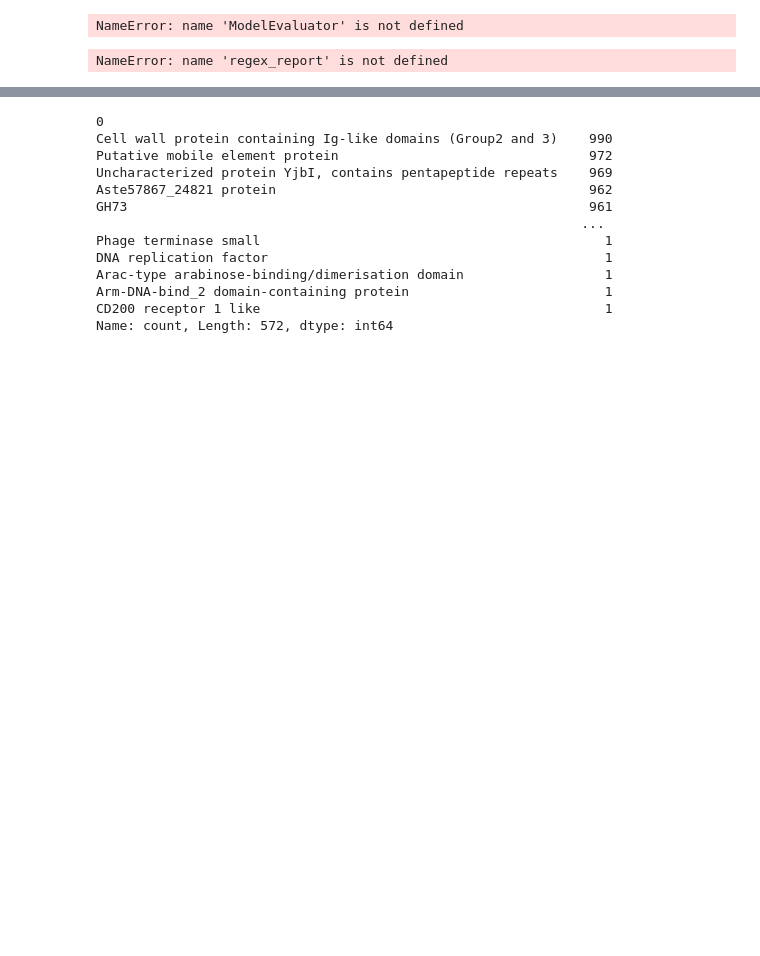
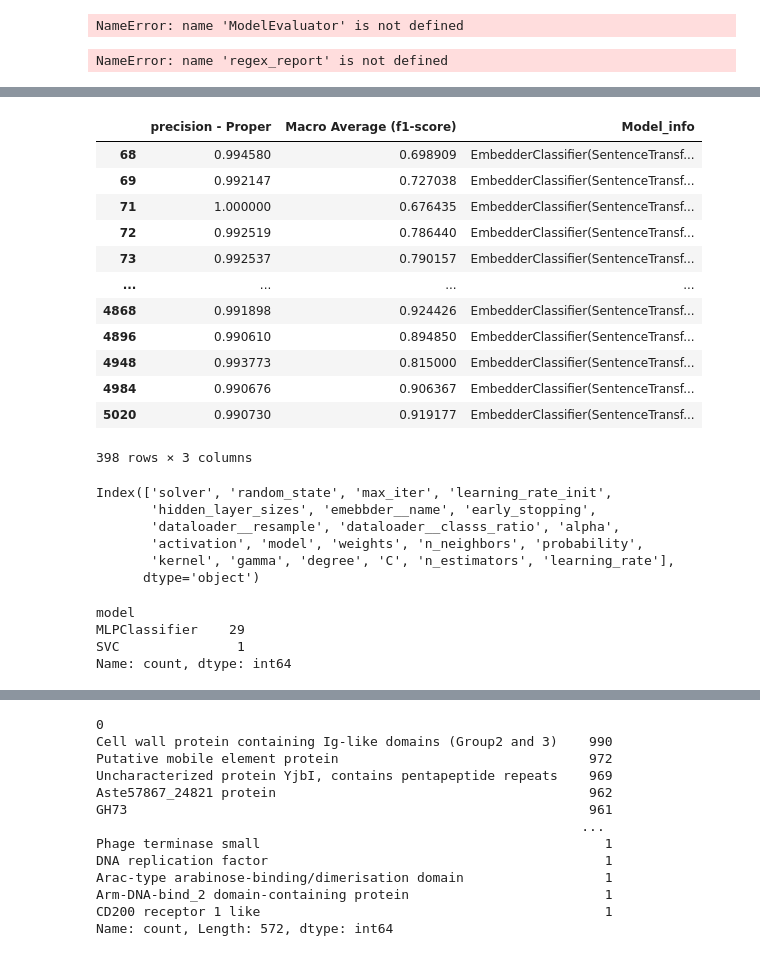
Before and after one commit to ElonGawi/Viral-Annotation-Classifier, a Jupyter notebook: evaluate_models.ipynb, the cells around one changed output, grey strips where cells are left out. Saved outputs shown, nothing was run; the diff lists cells and outputs as text; code cells hidden in the pictures; blank space fills up the shorter version.

```diff
--- a/evaluate_models.ipynb
+++ b/evaluate_models.ipynb
@@ -66,7 +66,7 @@ from model_evaluation import ModelEvalWrapper, ModelEvaluator, ModelEvalWrapperI
 import os
 import glob
 import pickle
-REPORT_FOLDER = "reports"
+REPORT_FOLDER = "reports_final"
 
 search_path = os.path.join(REPORT_FOLDER, "*.rep")
 all_reports_paths = glob.glob(search_path)
@@ -78,0 +90,21 @@ report_compare = ReportsComparison(reports)
+# %%
+df = report_compare.get_comparison_df()
+# %%
+filtered_df = df[df['Macro Average (f1-score)'] > 0.65]
+filtered_df = filtered_df[filtered_df['precision - Proper'] > 0.99]
+# %%
+filtered_df[["precision - Proper", 'Macro Average (f1-score)', "Model_info"]]
+# %% [output]
+|  | precision - Proper | Macro Average (f1-score) | Model_info |
+| 68 | 0.994580 | 0.698909 | EmbedderClassifier(SentenceTransf... |
+| 69 | 0.992147 | 0.727038 | EmbedderClassifier(SentenceTransf... |
+| 71 | 1.000000 | 0.676435 | EmbedderClassifier(SentenceTransf... |
+| 72 | 0.992519 | 0.786440 | EmbedderClassifier(SentenceTransf... |
+| 73 | 0.992537 | 0.790157 | EmbedderClassifier(SentenceTransf... |
+| ... | ... | ... | ... |
+| 4868 | 0.991898 | 0.924426 | EmbedderClassifier(SentenceTransf... |
+| 4896 | 0.990610 | 0.894850 | EmbedderClassifier(SentenceTransf... |
+| 4948 | 0.993773 | 0.815000 | EmbedderClassifier(SentenceTransf... |
+| 4984 | 0.990676 | 0.906367 | EmbedderClassifier(SentenceTransf... |
+| 5020 | 0.990730 | 0.919177 | EmbedderClassifier(SentenceTransf... |
+398 rows × 3 columns
@@ -78,0 +123,16 @@ report_compare = ReportsComparison(reports)
+# %%
+p.columns
+# %% [output]
+Index(['solver', 'random_state', 'max_iter', 'learning_rate_init',
+       'hidden_layer_sizes', 'emebbder__name', 'early_stopping',
+       'dataloader__resample', 'dataloader__classs_ratio', 'alpha',
+       'activation', 'model', 'weights', 'n_neighbors', 'probability',
+       'kernel', 'gamma', 'degree', 'C', 'n_estimators', 'learning_rate'],
+      dtype='object')
+# %%
+p["model"].value_counts()
+# %% [output]
+model
+MLPClassifier    29
+SVC               1
+Name: count, dtype: int64
```
Also changed, not shown: parts of 26 cells of this notebook, 11 other files.
